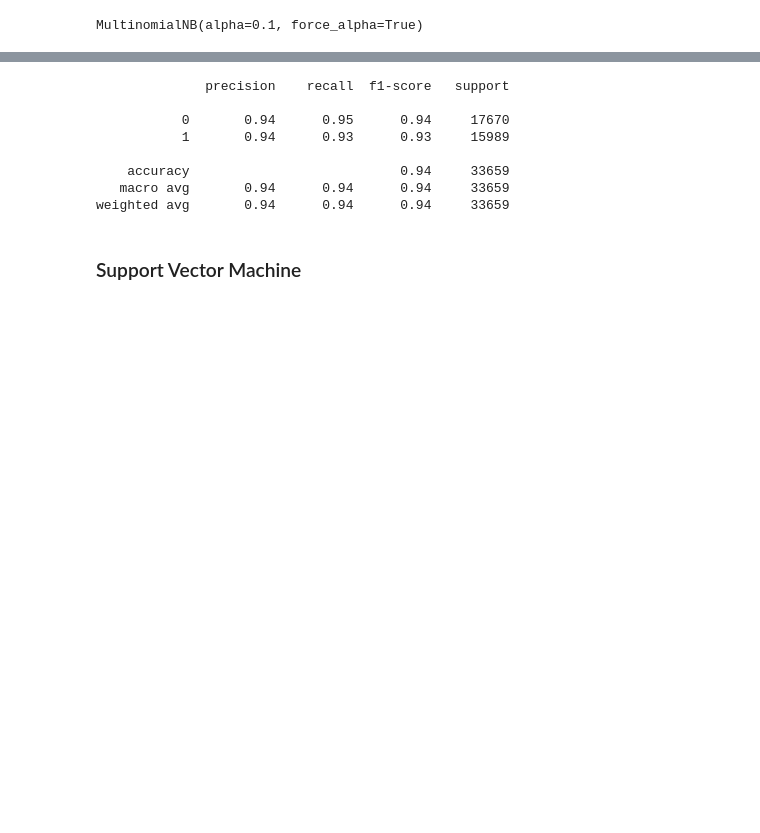
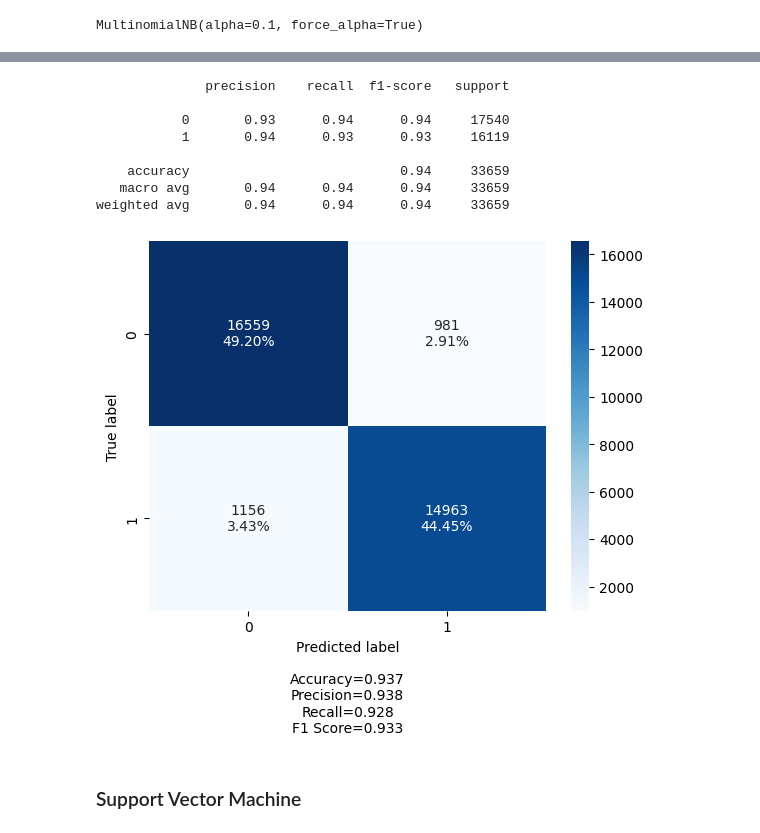
Before and after one commit to TItanGuy99/FakeNewsDetector, a Jupyter notebook: aprendizado_supervisionado_75_best_values.ipynb, the cells around one changed output, grey strips where cells are left out. Saved outputs shown, nothing was run; the diff lists cells and outputs as text; code cells hidden in the pictures; blank space fills up the shorter version.

```diff
--- a/aprendizado_supervisionado_75_best_values.ipynb
+++ b/aprendizado_supervisionado_75_best_values.ipynb
@@ -376,14 +382,17 @@ print(multinominal_naive_result)
 # %%
 print(classification_report(y_test, pred_clf))
+cm = confusion_matrix(y_test, pred_clf)
+make_confusion_matrix(cf= cm)
 # %% [output]
               precision    recall  f1-score   support
 
-           0       0.94      0.95      0.94     17670
-           1       0.94      0.93      0.93     15989
+           0       0.93      0.94      0.94     17540
+           1       0.94      0.93      0.93     16119
 
     accuracy                           0.94     33659
    macro avg       0.94      0.94      0.94     33659
 weighted avg       0.94      0.94      0.94     33659
+[figure, added]
 # %% [markdown]
 ### Support Vector Machine
 # %%
```
Also changed, not shown: parts of 13 cells of this notebook.
